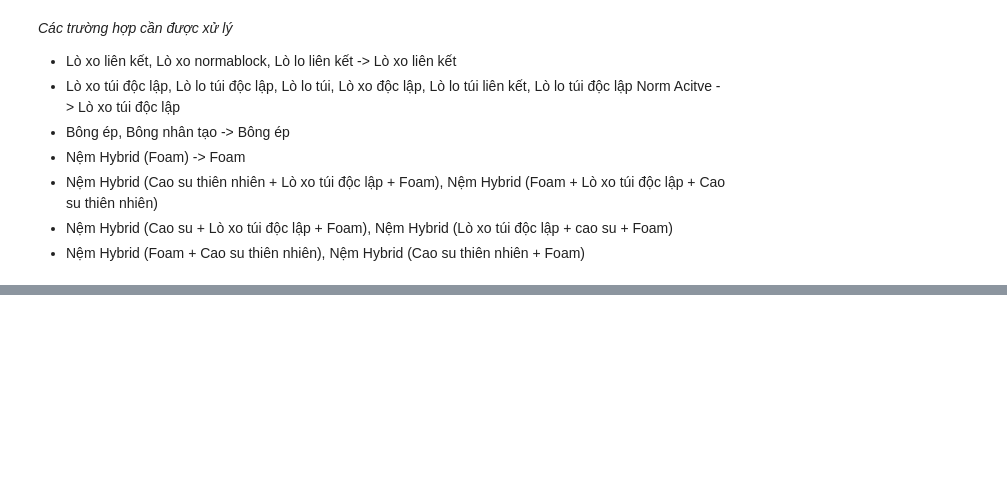
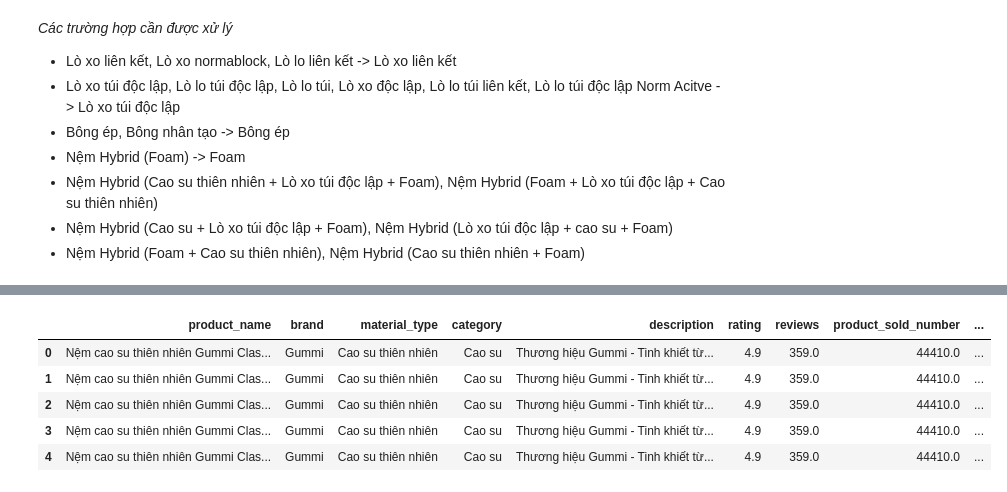
Before and after one commit to HuyyGiaa/mattress-recommender, a Jupyter notebook: notebooks/cleaning.ipynb, the cells around one changed output, grey strips where cells are left out. Drawn from its saved outputs; the diff is of its cells as text; code cells hidden in the pictures; blank space fills up the shorter version.

```diff
--- a/notebooks/cleaning.ipynb
+++ b/notebooks/cleaning.ipynb
@@ -211,0 +382,5 @@ display(mattress_dataset.head())
+# %%
+df_flat = df_flat.drop(columns=['layer_composition', 'technology'])
+
+print(df_flat.shape)
+print(df_flat.columns.tolist())
@@ -211,0 +410,6 @@ display(mattress_dataset.head())
+# %%
+df_flat['warranty'] = df_flat['warranty'].apply(parse_warranty)
+
+# Kiểm tra
+print(df_flat['warranty'].value_counts().sort_index())
+print(df_flat['warranty'].describe())
@@ -211,0 +434,12 @@ display(mattress_dataset.head())
+# %%
+df_flat[['width', 'length']] = df_flat['size'].apply(
+    lambda x: pd.Series(parse_size(x))
+)
+df_flat['thickness'] = df_flat['thickness'].apply(parse_thickness)
+
+# Xoá cột size gốc
+df_flat = df_flat.drop(columns=['size'])
+
+# Kiểm tra
+print(df_flat[['width', 'length', 'thickness', 'warranty']].dtypes)
+print(df_flat[['width', 'length', 'thickness', 'warranty']].describe())
@@ -211,0 +482,5 @@ display(mattress_dataset.head())
+# %%
+df_flat['firmness'] = df_flat['firmness'].apply(
+    normalize_firmness
+)
+print(df_flat['firmness'].value_counts())
@@ -211,0 +542,9 @@ display(mattress_dataset.head())
+# %%
+df_flat.head()
+# %% [output]
+|  | product_name | brand | material_type | category | description | rating | reviews | product_sold_number | ... |
+| 0 | Nệm cao su thiên nhiên Gummi Clas... | Gummi | Cao su thiên nhiên | Cao su | Thương hiệu Gummi - Tinh khiết từ... | 4.9 | 359.0 | 44410.0 | ... |
+| 1 | Nệm cao su thiên nhiên Gummi Clas... | Gummi | Cao su thiên nhiên | Cao su | Thương hiệu Gummi - Tinh khiết từ... | 4.9 | 359.0 | 44410.0 | ... |
+| 2 | Nệm cao su thiên nhiên Gummi Clas... | Gummi | Cao su thiên nhiên | Cao su | Thương hiệu Gummi - Tinh khiết từ... | 4.9 | 359.0 | 44410.0 | ... |
+| 3 | Nệm cao su thiên nhiên Gummi Clas... | Gummi | Cao su thiên nhiên | Cao su | Thương hiệu Gummi - Tinh khiết từ... | 4.9 | 359.0 | 44410.0 | ... |
+| 4 | Nệm cao su thiên nhiên Gummi Clas... | Gummi | Cao su thiên nhiên | Cao su | Thương hiệu Gummi - Tinh khiết từ... | 4.9 | 359.0 | 44410.0 | ... |
```
Also changed, not shown: parts of 28 cells of this notebook, 1 other file.
